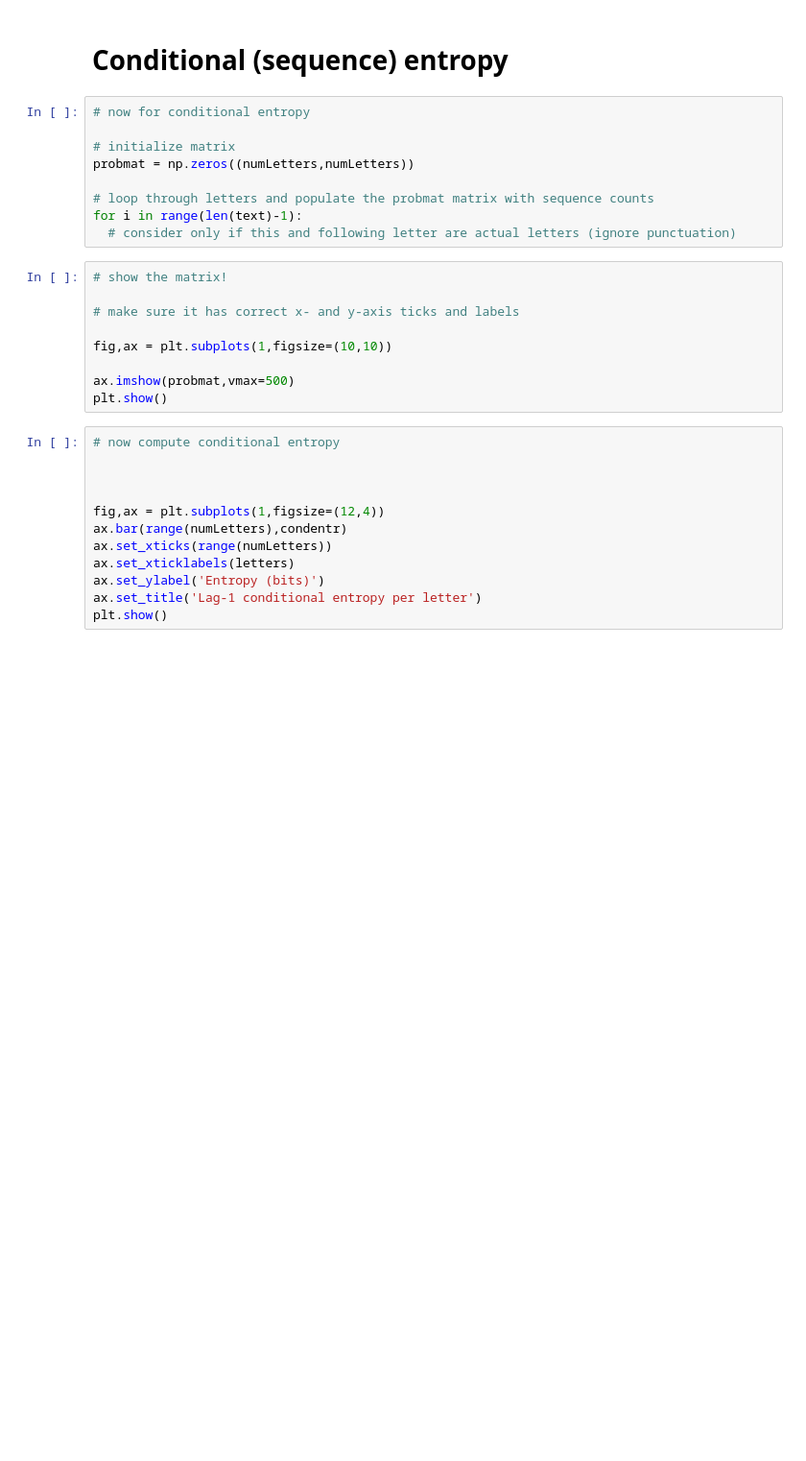
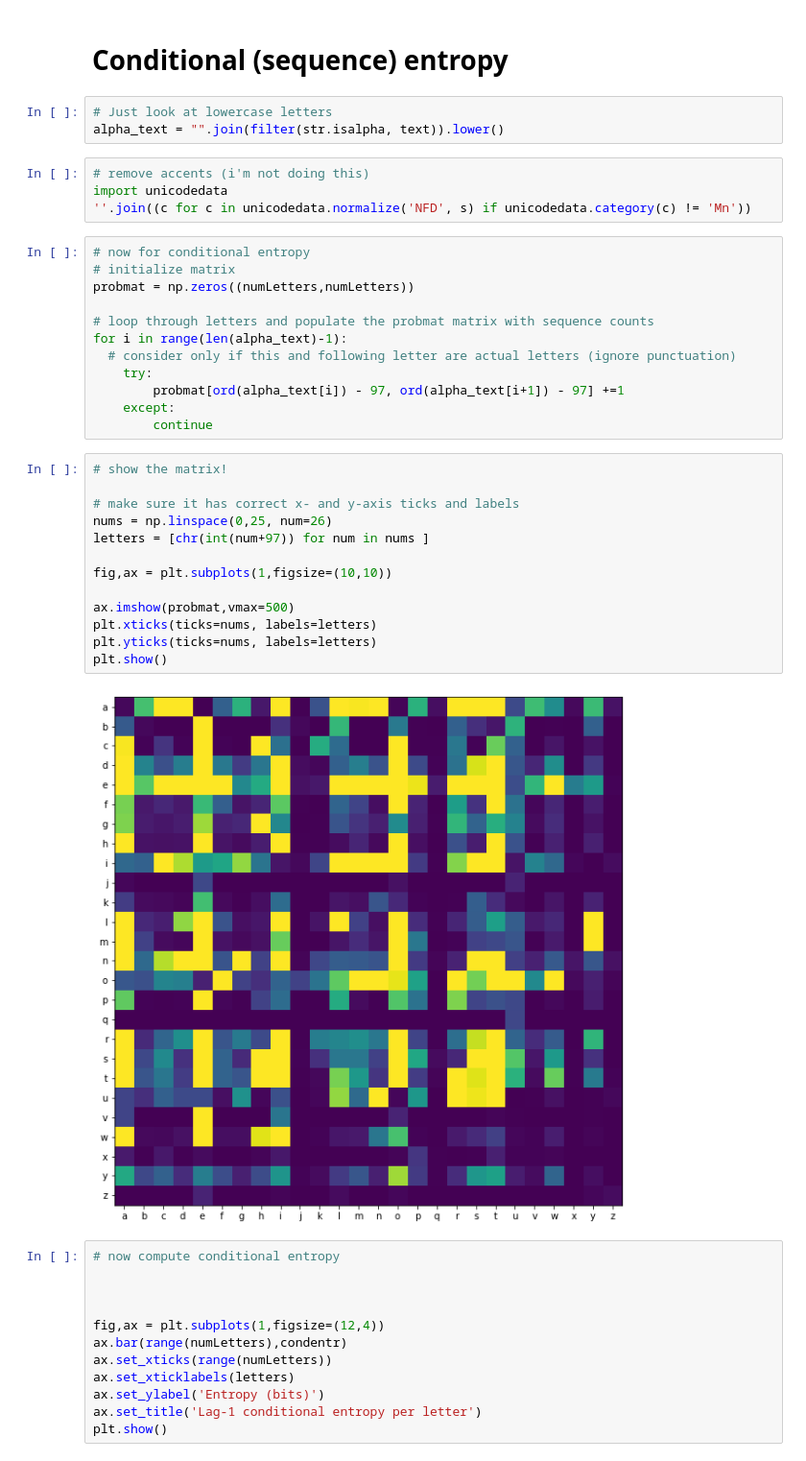
Before and after one commit to danieljwilson/Udemy-MasterPython, a Jupyter notebook: 03_entropyEnglish/MasPy_EntropyEnglish_helper.ipynb, the cells around one changed output. Shown at 96% size. Cells and saved outputs as stored; diff of their text form; blank space fills up the shorter version.

```diff
--- a/03_entropyEnglish/MasPy_EntropyEnglish_helper.ipynb
+++ b/03_entropyEnglish/MasPy_EntropyEnglish_helper.ipynb
@@ -202,24 +210,40 @@ ax.set_title('Entropy')
 # https://cs.stanford.edu/people/eroberts/courses/soco/projects/1999-00/information-theory/entropy_of_english_9.html
 # %% [markdown]
 # Conditional (sequence) entropy
+# %%
+# Just look at lowercase letters
+alpha_text = "".join(filter(str.isalpha, text)).lower()
+# %%
+# remove accents (i'm not doing this)
+import unicodedata
+''.join((c for c in unicodedata.normalize('NFD', s) if unicodedata.category(c) != 'Mn'))
 # %%
 # now for conditional entropy
-
 # initialize matrix
 probmat = np.zeros((numLetters,numLetters))
 
 # loop through letters and populate the probmat matrix with sequence counts
-for i in range(len(text)-1):
+for i in range(len(alpha_text)-1):
   # consider only if this and following letter are actual letters (ignore punctuation)
+    try:
+        probmat[ord(alpha_text[i]) - 97, ord(alpha_text[i+1]) - 97] +=1
+    except:
+        continue
 # %%
 # show the matrix!
 
 # make sure it has correct x- and y-axis ticks and labels
+nums = np.linspace(0,25, num=26)
+letters = [chr(int(num+97)) for num in nums ]
 
 fig,ax = plt.subplots(1,figsize=(10,10))
 
 ax.imshow(probmat,vmax=500)
+plt.xticks(ticks=nums, labels=letters)
+plt.yticks(ticks=nums, labels=letters)
 plt.show()
+# %% [output]
+[figure, added]
 # %%
 # now compute conditional entropy
 
```
Also changed, not shown: parts of 2 cells of this notebook.
